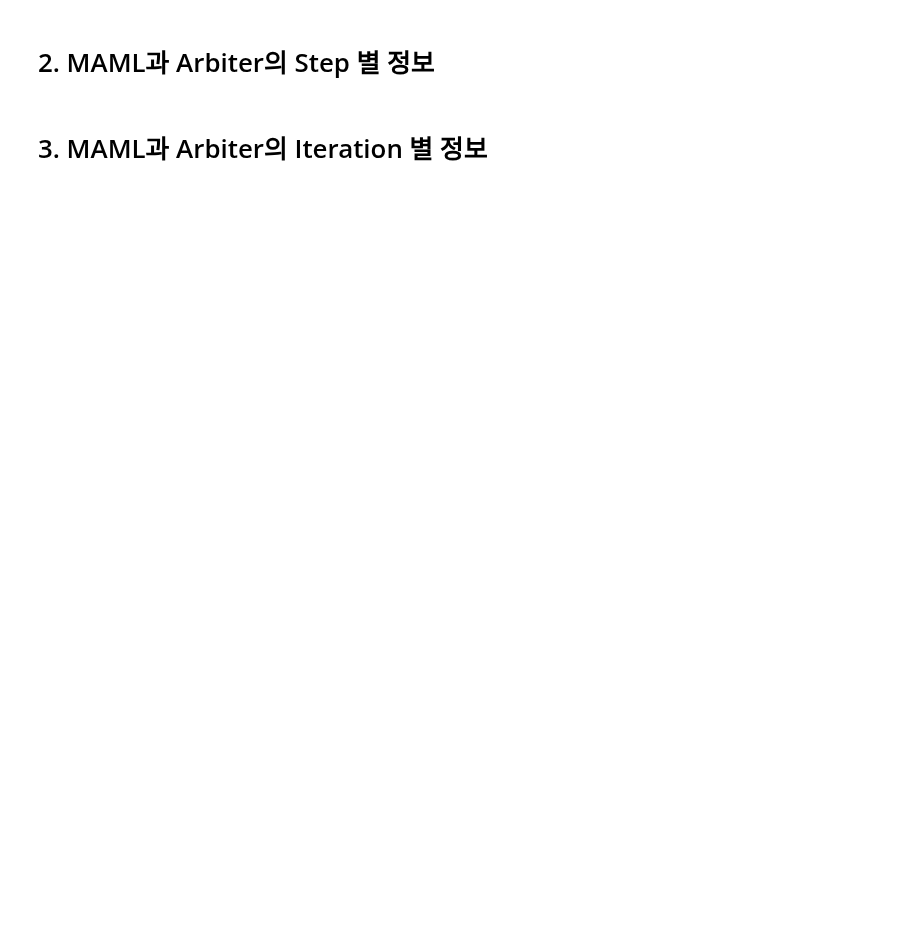
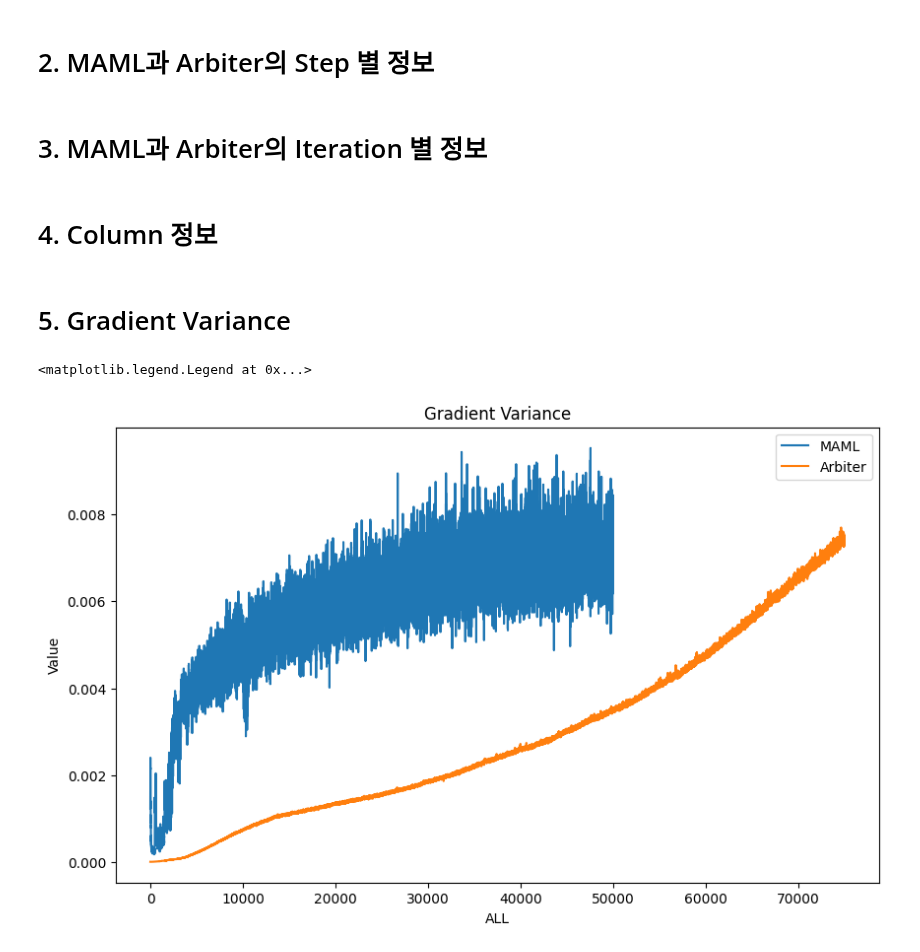
Before and after one commit to SKKUJMLim/MAML, a Jupyter notebook: Test_jupyternotebook/Analytics_integration.ipynb, the cells around one changed output. Cells and saved outputs as stored; diff of their text form; code cells hidden in the pictures; blank space fills up the shorter version.

```diff
--- a/Test_jupyternotebook/Analytics_integration.ipynb
+++ b/Test_jupyternotebook/Analytics_integration.ipynb
@@ -14,5 +14,5 @@ maml_norm_info = pd.read_csv('../MAML_filter64/MAML_filter64_inner_loop.csv')
 arbiter_norm_info = pd.read_csv('../MAML+Arbiter_5way_5shot/MAML+Arbiter_5way_5shot_inner_loop.csv')
 
 # 훈련 정보만 가지고 온다
-maml_norm_info= maml_norm_info[maml_norm_info['phase']=='train']
+maml_norm_info_train = maml_norm_info[maml_norm_info['phase']=='train']
 arbiter_norm_info_train= arbiter_norm_info[arbiter_norm_info['phase']=='train']
@@ -24,5 +40,7 @@ arbiter_per_inner_loop_step = arbiter_norm_info.groupby('num_step').mean()
 # %% [markdown]
 # 3. MAML과 Arbiter의 Iteration 별 정보
 # %%
-maml_gr = maml_norm_info.groupby('current_iter').mean()
-arbiter_gr = arbiter_norm_info.groupby('current_iter').mean()
+maml_gr = maml_norm_info_train.groupby('current_iter').mean()
+arbiter_gr = arbiter_norm_info_train.groupby('current_iter').mean()
+# %% [markdown]
+# 4. Column 정보
@@ -28,0 +49,2 @@ arbiter_gr = arbiter_norm_info.groupby('current_iter').mean()
+# %% [markdown]
+# 5. Gradient Variance
@@ -28,0 +62,14 @@ arbiter_gr = arbiter_norm_info.groupby('current_iter').mean()
+# %%
+# 그래프 그리기
+plt.figure(figsize=(10, 6))
+
+plt.plot(maml_gr['all_grads_var'], label='MAML')
+plt.plot(arbiter_gr['all_grads_var'],label='Arbiter')
+
+plt.xlabel('ALL')
+plt.ylabel('Value')
+plt.title('Gradient Variance')
+plt.legend()
+# %% [output]
+<matplotlib.legend.Legend at 0x...>
+[figure, added]
```
Also changed, not shown: parts of 17 cells of this notebook, 3 other files.
